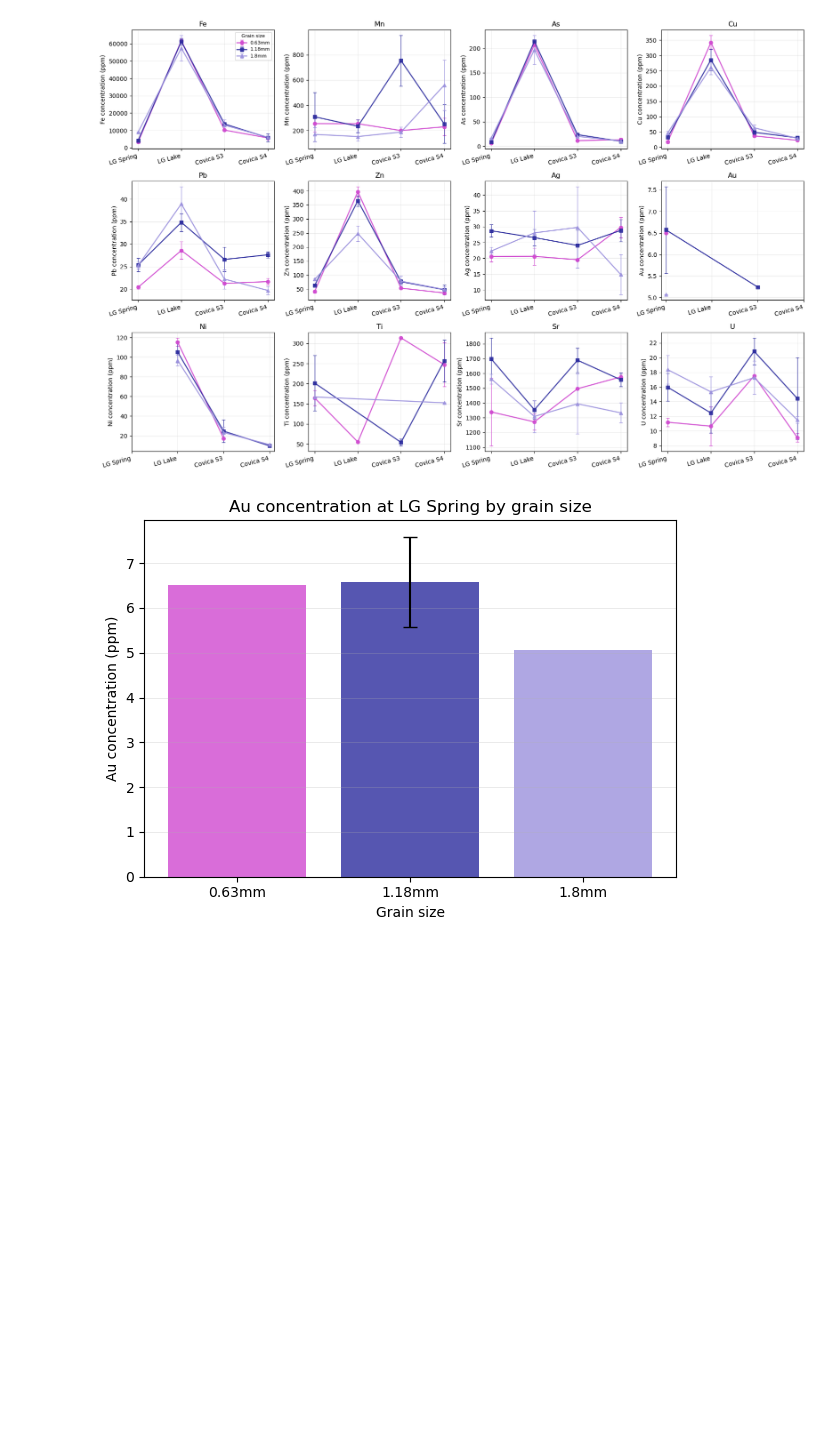
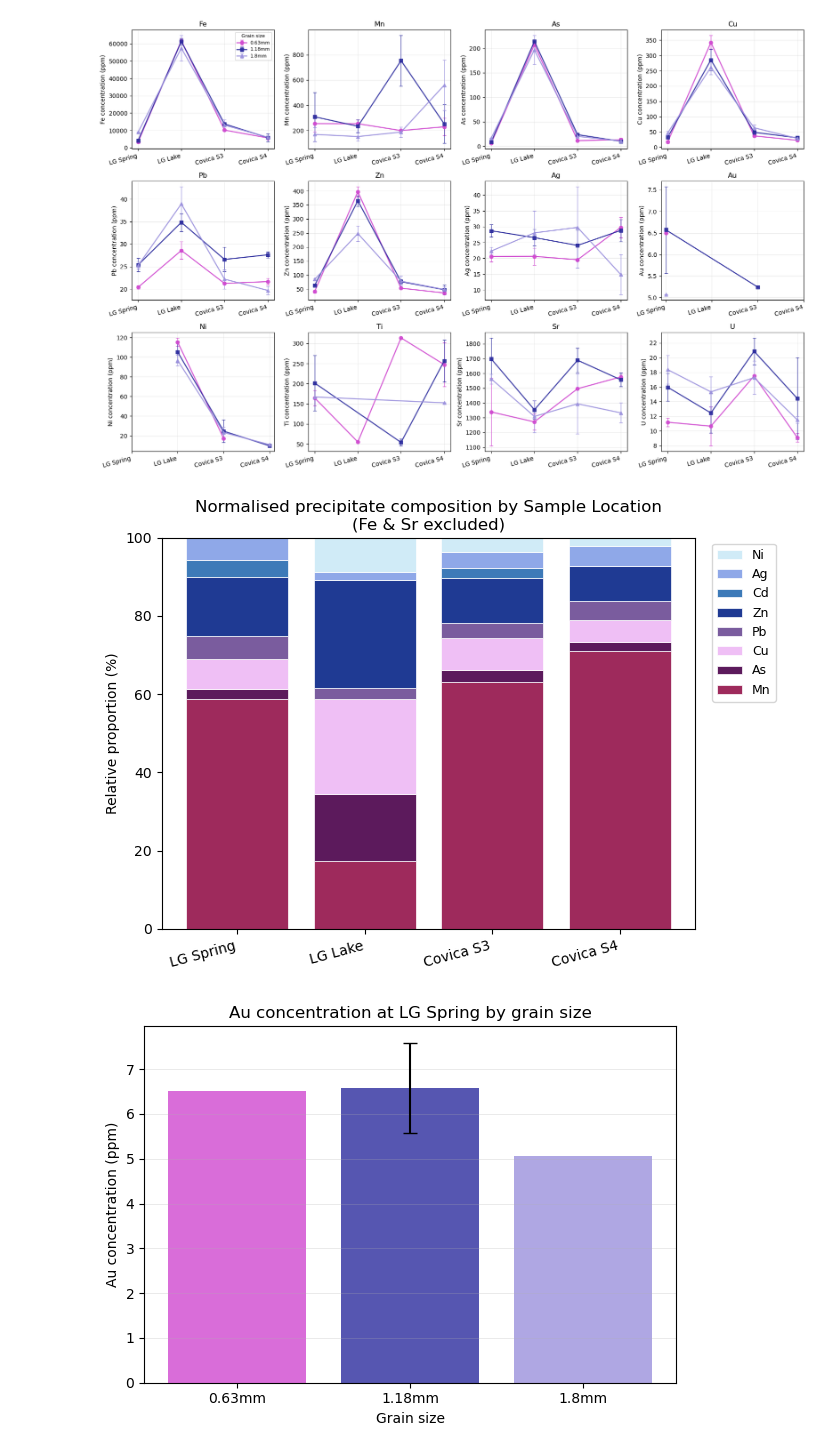
Before and after one commit to Monique2932/B_Module_Fieldwork, a Jupyter notebook: xrf_plots_monique.ipynb, the cells around one changed output. Drawn from its saved outputs; the diff is of its cells as text; code cells hidden in the pictures; blank space fills up the shorter version.

```diff
--- a/xrf_plots_monique.ipynb
+++ b/xrf_plots_monique.ipynb
@@ -115,6 +124,90 @@ elements_subset = ["Fe", "Mn", "As", "Cu", "Pb", "Zn", "Ag", "Au", "Ni", "Ti", "
 multiple_plots(elements_subset, filename="subset_elements_panel.png")
 # %% [output]
 [figure]
+# %%
+# Stacked, normalised (to 100%) composition bar chart - shows the RELATIVE
+# elemental "recipe" of the precipitate at each site, averaged across grain sizes.
+
+# NaN handling: missing element values are treated as a zero contribution for
+# that site (not dropped), so the remaining elements still sum to 100%.
+
+stacked_colours = [
+    "#9E2A5C",
+    # "#B08DD6",
+    "#5C1A5C",
+    "#EFBFF5",
+    "#7A5C9E",
+    "#1F3A93",
+    "#3D7AB8",
+    "#8FA8E8",
+    "#D0EBF7",
+]
+
+def site_means(df, elements):
+    """Average each element's mean across the 3 grain sizes, per site."""
+    rows = []
+    for site in site_order:
+        sub = df[df["Sample Location"] == site]
+        row = {"Sample Location": site}
+        for e in elements:
+            col = f"{e} Mean"
+            row[e] = sub[col].mean(skipna=True) if col in df.columns else np.nan
+        rows.append(row)
+    return pd.DataFrame(rows).set_index("Sample Location")
+
+
+def stacked_composition_plot(df, elements, title, filename, exclude=None):
+    """Plot a 100%-normalised stacked bar chart of element composition by site.
+    Pass exclude=['Fe'] to drop an element (e.g. Fe) and re-normalise the rest because Fe dominates otherwise."""
+    exclude = exclude or []
+    elements_to_plot = [e for e in elements if e not in exclude]
+
+    means_df = site_means(df, elements_to_plot)
+    data = means_df.fillna(0)              #missing values contribute 0 to the total stack
+    row_sums = data.sum(axis=1)
+    norm = data.div(row_sums, axis=0) * 100  #normalise each site's row to 100%
+
+    fig, ax = plt.subplots(figsize=(7, 5))
+    bottom = np.zeros(len(norm))
+    x_pos = np.arange(len(norm))
+
+    for i, elem in enumerate(elements_to_plot):
+        vals = norm[elem].values
+        ax.bar(x_pos, vals, bottom=bottom, label=elem,
+               color=stacked_colours[i % len(stacked_colours)],
+               edgecolor="white", linewidth=0.5)
+        bottom += vals
+
+    ax.set_xticks(x_pos)
+    ax.set_xticklabels([site_labels[s] for s in norm.index], rotation=15, ha="right")
+    ax.set_ylabel("Relative proportion (%)")
+    ax.set_ylim(0, 100)
+    ax.set_title(title)
+    handles, labels = ax.get_legend_handles_labels()
+    ax.legend(handles[::-1], labels[::-1], bbox_to_anchor=(1.02, 1), loc="upper left", fontsize=9)
+    fig.tight_layout()
+
+    fig.savefig(filename, dpi=200, bbox_inches="tight")
+    plt.close(fig)
+    return fig
+amd_elements = ["Fe", "Mn", "As", "Cu", "Pb", "Zn", "Cd", "Ag", "Ni", "Sr"]
+
+# version 1: Fe included - shows the true picture, but Fe will dominate visually
+stacked_composition_plot(
+    df, amd_elements,
+    title="Normalised precipitate composition by Sample Location\n(Fe included)",
+    filename="stacked_composition_with_Fe.png",
+)
+
+# version 2: Fe excluded and re-normalised - reveals the trace-metal proportions
+stacked_composition_plot(
+    df, amd_elements,
+    title="Normalised precipitate composition by Sample Location\n(Fe & Sr excluded)",
+    filename="stacked_composition_no_Fe.png",
+    exclude=["Fe", "Sr"],
+)
+# %% [output]
+[figure, added]
 # %%
 # bar plot of Au at LG_Spring per grain size
 au_spring = df[df["Sample Location"] == "LG_Spring"].set_index("Grain Size").reindex(grain_sizes)
```
Also changed, not shown: parts of 8 cells of this notebook, 1 other file.
